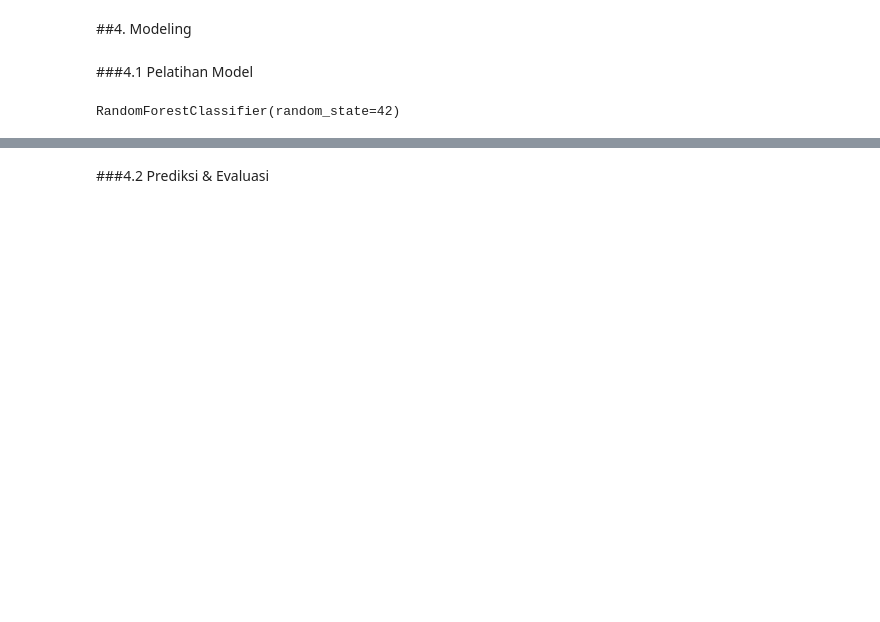
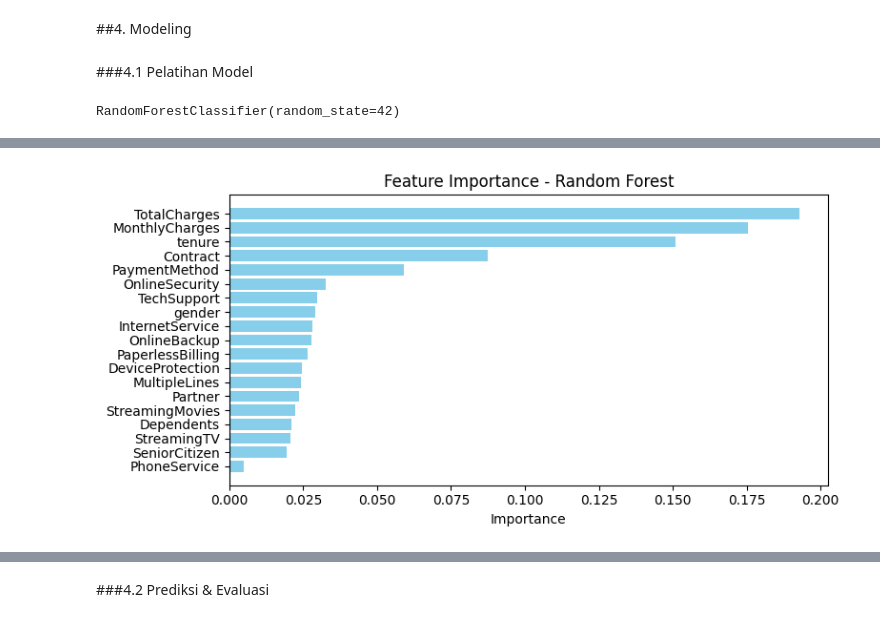
Before and after one commit to berlianishma08/Proyek-Pertama-Predictive-Analytics_Berlian-Ishma-Zhafira-Sujana, a Jupyter notebook: Proyek_Machine_Learning_Prediksi_Customer_Churn_Berlian_Ishma_Zhafira_Sujana (1).ipynb, the cells around one changed output, grey strips where cells are left out. Saved outputs shown, nothing was run; the diff lists cells and outputs as text; code cells hidden in the pictures; blank space fills up the shorter version.

```diff
--- a/Proyek_Machine_Learning_Prediksi_Customer_Churn_Berlian_Ishma_Zhafira_Sujana (1).ipynb
+++ b/Proyek_Machine_Learning_Prediksi_Customer_Churn_Berlian_Ishma_Zhafira_Sujana (1).ipynb
@@ -167,2 +500,5 @@ Memilih fitur-fitur ini berdasarkan EDA yang menunjukkan korelasi kuat dengan ch
+# %%
+X = df[['gender', 'SeniorCitizen', 'Partner','Dependents', 'PhoneService', 'MultipleLines', 'InternetService', 'OnlineSecurity', 'OnlineBackup', 'DeviceProtection', 'TechSupport', 'StreamingTV', 'StreamingMovies', 'Contract', 'PaymentMethod', 'PaperlessBilling',  'tenure', 'TotalCharges', 'MonthlyCharges']]
+y = df['Churn']
 # %%
 X_train, X_test, y_train, y_test = train_test_split(X, y, test_size=0.2, random_state=42)
@@ -175,3 +535,14 @@ model = RandomForestClassifier(random_state=42)
 model.fit(X_train, y_train)
 # %% [output]
 RandomForestClassifier(random_state=42)
+# %%
+# Ambil importance dan urutkan
+importances = model.feature_importances_
+feature_names = X.columns
+feature_importance_df = pd.DataFrame({
+    'Feature': feature_names,
+    'Importance': importances
+}).sort_values(by='Importance', ascending=False)
+
+# Tampilkan hasil
+print(feature_importance_df)
@@ -177,0 +570,11 @@ RandomForestClassifier(random_state=42)
+# %%
+# Visualisasi Feature Importance
+plt.figure(figsize=(8, 4))
+plt.barh(feature_importance_df['Feature'], feature_importance_df['Importance'], color='skyblue')
+plt.gca().invert_yaxis()
+plt.xlabel('Importance')
+plt.title('Feature Importance - Random Forest')
+plt.tight_layout()
+plt.show()
+# %% [output]
+[figure, added]
```
Also changed, not shown: parts of 53 cells of this notebook, 2 other files.
